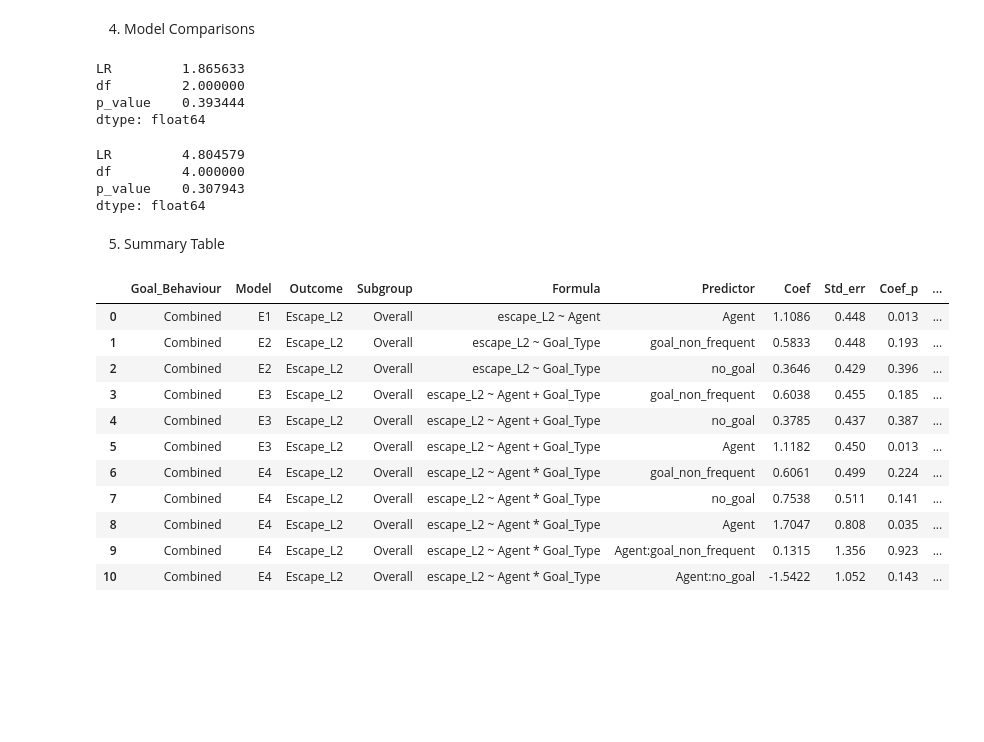
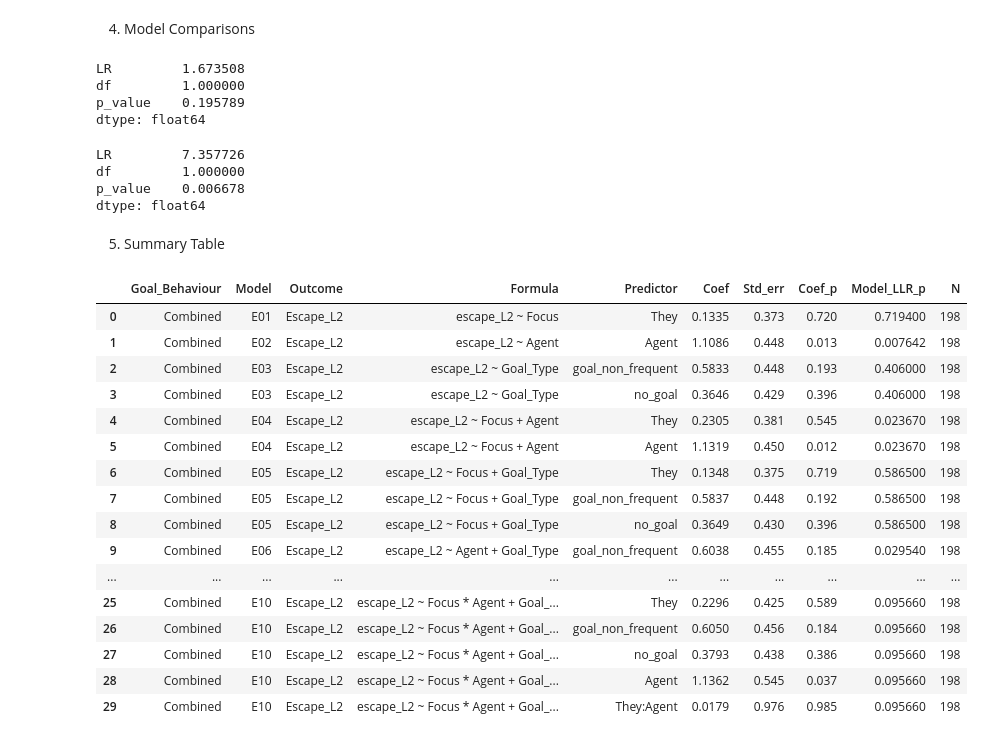
Before and after one commit to RoSoMu/counterfactual-desiderative-processing, a Jupyter notebook: notebooks/modeling/08_escape_L2.ipynb, the cells around one changed output. Saved outputs shown, nothing was run; the diff lists cells and outputs as text; code cells hidden in the pictures; blank space fills up the shorter version.

Commit message:
introduce focus analysis to modeling escape L2

```diff
--- a/notebooks/modeling/08_escape_L2.ipynb
+++ b/notebooks/modeling/08_escape_L2.ipynb
@@ -270,71 +461,71 @@ def lr_test(model_small, model_large):
         "p_value": p
     })
 # %%
-lr_test(E1, E3)
+lr_test(E01, E03)
 # %% [output]
-LR         1.865633
-df         2.000000
-p_value    0.393444
+LR         1.673508
+df         1.000000
+p_value    0.195789
 dtype: float64
 # %%
-lr_test(E1, E4)
+lr_test(E01, E04)
 # %% [output]
-LR         4.804579
-df         4.000000
-p_value    0.307943
+LR         7.357726
+df         1.000000
+p_value    0.006678
 dtype: float64
 # %% [markdown]
 5. Summary Table
 # %%
-goal_behaviour = ["Combined", "Combined", "Combined", "Combined", "Combined", "Combined", "Combined", "Combined", "Combined", "Combined", "Combined"]
+goal_behaviour = ["Combined", "Combined", "Combined", "Combined", "Combined", "Combined", "Combined", "Combined", "Combined", "Combined", "Combined", "Combined", "Combined", "Combined", "Combined", "Combined", "Combined", "Combined", "Combined", "Combined", "Combined", "Combined", "Combined", "Combined", "Combined", "Combined", "Combined", "Combined", "Combined", "Combined"]
 
-model_name = ["E1", "E2", "E2", "E3", "E3", "E3", "E4", "E4", "E4", "E4", "E4"]
+model_name = ["E01", "E02", "E03", "E03", "E04", "E04", "E05", "E05", "E05", "E06", "E06", "E06", "E07", "E07", "E07", "E08", "E08", "E08", "E08", "E08", "E09", "E09", "E09", "E09", "E09", "E10", "E10", "E10", "E10", "E10"]
 
-outcome = ["Escape_L2","Escape_L2", "Escape_L2", "Escape_L2", "Escape_L2", "Escape_L2", "Escape_L2", "Escape_L2", "Escape_L2", "Escape_L2", "Escape_L2"]
+outcome = ["Escape_L2", "Escape_L2", "Escape_L2", "Escape_L2", "Escape_L2", "Escape_L2", "Escape_L2", "Escape_L2", "Escape_L2", "Escape_L2", "Escape_L2", "Escape_L2", "Escape_L2", "Escape_L2", "Escape_L2", "Escape_L2", "Escape_L2", "Escape_L2", "Escape_L2", "Escape_L2", "Escape_L2", "Escape_L2", "Escape_L2", "Escape_L2", "Escape_L2", "Escape_L2", "Escape_L2", "Escape_L2", "Escape_L2", "Escape_L2"]
 
-subgroup = ["Overall", "Overall", "Overall", "Overall", "Overall", "Overall", "Overall", "Overall", "Overall", "Overall", "Overall"]
+formula = ["escape_L2 ~ Focus", "escape_L2 ~ Agent", "escape_L2 ~ Goal_Type", "escape_L2 ~ Goal_Type", "escape_L2 ~ Focus + Agent", "escape_L2 ~ Focus + Agent", "escape_L2 ~ Focus + Goal_Type","escape_L2 ~ Focus + Goal_Type", "escape_L2 ~ Focus + Goal_Type", "escape_L2 ~ Agent + Goal_Type", "escape_L2 ~ Agent + Goal_Type", "escape_L2 ~ Agent + Goal_Type", "escape_L2 ~ Focus * Agent", "escape_L2 ~ Focus * Agent", "escape_L2 ~ Focus * Agent", "escape_L2 ~ Focus * Goal_Type", "escape_L2 ~ Focus * Goal_Type", "escape_L2 ~ Focus * Goal_Type", "escape_L2 ~ Focus * Goal_Type", "escape_L2 ~ Focus * Goal_Type", "escape_L2 ~ Agent * Goal_Type", "escape_L2 ~ Agent * Goal_Type", "escape_L2 ~ Agent * Goal_Type", "escape_L2 ~ Agent * Goal_Type", "escape_L2 ~ Agent * Goal_Type", "escape_L2 ~ Focus * Agent + Goal_Type", "escape_L2 ~ Focus * Agent + Goal_Type", "escape_L2 ~ Focus * Agent + Goal_Type", "escape_L2 ~ Focus * Agent + Goal_Type", "escape_L2 ~ Focus * Agent + Goal_Type"]
 
-formula = ["escape_L2 ~ Agent", "escape_L2 ~ Goal_Type", "escape_L2 ~ Goal_Type", "escape_L2 ~ Agent + Goal_Type", "escape_L2 ~ Agent + Goal_Type", "escape_L2 ~ Agent + Goal_Type", "escape_L2 ~ Agent * Goal_Type", "escape_L2 ~ Agent * Goal_Type", "escape_L2 ~ Agent * Goal_Type", "escape_L2 ~ Agent * Goal_Type", "escape_L2 ~ Agent * Goal_Type"]
+predictor= ["They", "Agent", "goal_non_frequent", "no_goal", "They", "Agent", "They", "goal_non_frequent", "no_goal", "goal_non_frequent", "no_goal", "Agent", "They", "Agent", "They:Agent", "They", "goal_non_frequent", "no_goal", "They:goal_non_frequent", "They:no_goal", "goal_non_frequent", "no_goal", "Agent", "Agent:goal_non_frequent", "Agent:no_goal", "They", "goal_non_frequent", "no_goal", "Agent", "They:Agent"]
 
-predictor= ["Agent", "goal_non_frequent", "no_goal", "goal_non_frequent", "no_goal", "Agent",  "goal_non_frequent", "no_goal", "Agent", "Agent:goal_non_frequent", "Agent:no_goal"]
+coef = [0.1335, 1.1086, 0.5833, 0.3646, 0.2305, 1.1319, 0.1348, 0.5837, 0.3649, 0.6038, 0.3785, 1.1182, 0.2269, 1.1259, 0.0192, 0.1054, 0.1382, 0.8473, 1.8768, -1.0527, 0.6061, 0.7538, 1.7047, 0.1315, -1.5422, 0.2296, 0.6050, 0.3793, 1.1362, 0.0179]
 
-coef = [1.1086, 0.5833, 0.3646, 0.6038, 0.3785, 1.1182, 0.6061, 0.7538, 1.7047, 0.1315, -1.5422]
+std_error =[0.373, 0.448, 0.448, 0.429, 0.381, 0.450, 0.375, 0.448, 0.430, 0.455, 0.437, 0.450, 0.423, 0.543, 0.973, 0.592, 0.526, 0.602, 1.238, 0.880, 0.499, 0.511, 0.808, 1.356, 1.052, 0.425, 0.456, 0.438, 0.545, 0.976]
 
-std_error =[0.448, 0.448, 0.429, 0.455, 0.437, 0.450, 0.499, 0.511, 0.808, 1.356, 1.052]
+coef_p = [0.720, 0.013, 0.193, 0.396, 0.545, 0.012, 0.719, 0.192, 0.396, 0.185, 0.387, 0.013, 0.591, 0.038, 0.984, 0.859, 0.793, 0.159, 0.130, 0.231, 0.224, 0.141, 0.035, 0.923, 0.143, 0.589, 0.184, 0.386, 0.037, 0.985]
 
-coef_p = [0.013, 0.193, 0.396, 0.185, 0.387, 0.013, 0.224, 0.141, 0.035, 0.923, 0.143]
+LLR_p = [0.7194, 0.007642, 0.4060, 0.4060,  0.02367, 0.02367, 0.5865, 0.5865, 0.5865, 0.02954, 0.02954, 0.02954, 0.05789, 0.05789, 0.05789, 0.1090, 0.1090, 0.1090, 0.1090, 0.1090, 0.03590, 0.03590, 0.03590, 0.03590, 0.03590, 0.09566, 0.09566, 0.09566, 0.09566, 0.09566]
 
-LLR_p = [0.007642, 0.4060, 0.4060, 0.02954, 0.02954, 0.02954, 0.03590, 0.03590, 0.03590, 0.03590, 0.03590]
-
-observations= [198, 198, 198, 198, 198, 198, 198, 198, 198, 198, 198]
-
-Takeaway = []
+observations= [198, 198, 198, 198, 198, 198, 198, 198, 198, 198, 198, 198, 198, 198, 198, 198, 198, 198, 198, 198, 198, 198, 198, 198, 198, 198, 198, 198, 198, 198]
 # %%
-escape_summary_overall = pd.DataFrame({
+escape_summary = pd.DataFrame({
     "Goal_Behaviour": goal_behaviour,
     "Model": model_name,
     "Outcome": outcome,
-    "Subgroup": subgroup,
     "Formula": formula,
     "Predictor": predictor,
     "Coef": coef,
     "Std_err": std_error,
     "Coef_p": coef_p,
     "Model_LLR_p": LLR_p,
     "N": observations
 })
 
-escape_summary_overall
+escape_summary
 # %% [output]
-|  | Goal_Behaviour | Model | Outcome | Subgroup | Formula | Predictor | Coef | Std_err | Coef_p | ... |
-| 0 | Combined | E1 | Escape_L2 | Overall | escape_L2 ~ Agent | Agent | 1.1086 | 0.448 | 0.013 | ... |
-| 1 | Combined | E2 | Escape_L2 | Overall | escape_L2 ~ Goal_Type | goal_non_frequent | 0.5833 | 0.448 | 0.193 | ... |
-| 2 | Combined | E2 | Escape_L2 | Overall | escape_L2 ~ Goal_Type | no_goal | 0.3646 | 0.429 | 0.396 | ... |
-| 3 | Combined | E3 | Escape_L2 | Overall | escape_L2 ~ Agent + Goal_Type | goal_non_frequent | 0.6038 | 0.455 | 0.185 | ... |
-| 4 | Combined | E3 | Escape_L2 | Overall | escape_L2 ~ Agent + Goal_Type | no_goal | 0.3785 | 0.437 | 0.387 | ... |
-| 5 | Combined | E3 | Escape_L2 | Overall | escape_L2 ~ Agent + Goal_Type | Agent | 1.1182 | 0.450 | 0.013 | ... |
-| 6 | Combined | E4 | Escape_L2 | Overall | escape_L2 ~ Agent * Goal_Type | goal_non_frequent | 0.6061 | 0.499 | 0.224 | ... |
-| 7 | Combined | E4 | Escape_L2 | Overall | escape_L2 ~ Agent * Goal_Type | no_goal | 0.7538 | 0.511 | 0.141 | ... |
-| 8 | Combined | E4 | Escape_L2 | Overall | escape_L2 ~ Agent * Goal_Type | Agent | 1.7047 | 0.808 | 0.035 | ... |
-| 9 | Combined | E4 | Escape_L2 | Overall | escape_L2 ~ Agent * Goal_Type | Agent:goal_non_frequent | 0.1315 | 1.356 | 0.923 | ... |
-| 10 | Combined | E4 | Escape_L2 | Overall | escape_L2 ~ Agent * Goal_Type | Agent:no_goal | -1.5422 | 1.052 | 0.143 | ... |
+|  | Goal_Behaviour | Model | Outcome | Formula | Predictor | Coef | Std_err | Coef_p | Model_LLR_p | N |
+| 0 | Combined | E01 | Escape_L2 | escape_L2 ~ Focus | They | 0.1335 | 0.373 | 0.720 | 0.719400 | 198 |
+| 1 | Combined | E02 | Escape_L2 | escape_L2 ~ Agent | Agent | 1.1086 | 0.448 | 0.013 | 0.007642 | 198 |
+| 2 | Combined | E03 | Escape_L2 | escape_L2 ~ Goal_Type | goal_non_frequent | 0.5833 | 0.448 | 0.193 | 0.406000 | 198 |
+| 3 | Combined | E03 | Escape_L2 | escape_L2 ~ Goal_Type | no_goal | 0.3646 | 0.429 | 0.396 | 0.406000 | 198 |
+| 4 | Combined | E04 | Escape_L2 | escape_L2 ~ Focus + Agent | They | 0.2305 | 0.381 | 0.545 | 0.023670 | 198 |
+| 5 | Combined | E04 | Escape_L2 | escape_L2 ~ Focus + Agent | Agent | 1.1319 | 0.450 | 0.012 | 0.023670 | 198 |
+| 6 | Combined | E05 | Escape_L2 | escape_L2 ~ Focus + Goal_Type | They | 0.1348 | 0.375 | 0.719 | 0.586500 | 198 |
+| 7 | Combined | E05 | Escape_L2 | escape_L2 ~ Focus + Goal_Type | goal_non_frequent | 0.5837 | 0.448 | 0.192 | 0.586500 | 198 |
+| 8 | Combined | E05 | Escape_L2 | escape_L2 ~ Focus + Goal_Type | no_goal | 0.3649 | 0.430 | 0.396 | 0.586500 | 198 |
+| 9 | Combined | E06 | Escape_L2 | escape_L2 ~ Agent + Goal_Type | goal_non_frequent | 0.6038 | 0.455 | 0.185 | 0.029540 | 198 |
+| ... | ... | ... | ... | ... | ... | ... | ... | ... | ... | ... |
+| 25 | Combined | E10 | Escape_L2 | escape_L2 ~ Focus * Agent + Goal_... | They | 0.2296 | 0.425 | 0.589 | 0.095660 | 198 |
+| 26 | Combined | E10 | Escape_L2 | escape_L2 ~ Focus * Agent + Goal_... | goal_non_frequent | 0.6050 | 0.456 | 0.184 | 0.095660 | 198 |
+| 27 | Combined | E10 | Escape_L2 | escape_L2 ~ Focus * Agent + Goal_... | no_goal | 0.3793 | 0.438 | 0.386 | 0.095660 | 198 |
+| 28 | Combined | E10 | Escape_L2 | escape_L2 ~ Focus * Agent + Goal_... | Agent | 1.1362 | 0.545 | 0.037 | 0.095660 | 198 |
+| 29 | Combined | E10 | Escape_L2 | escape_L2 ~ Focus * Agent + Goal_... | They:Agent | 0.0179 | 0.976 | 0.985 | 0.095660 | 198 |
```
Also changed, not shown: parts of 55 cells of this notebook, 1 other file.
